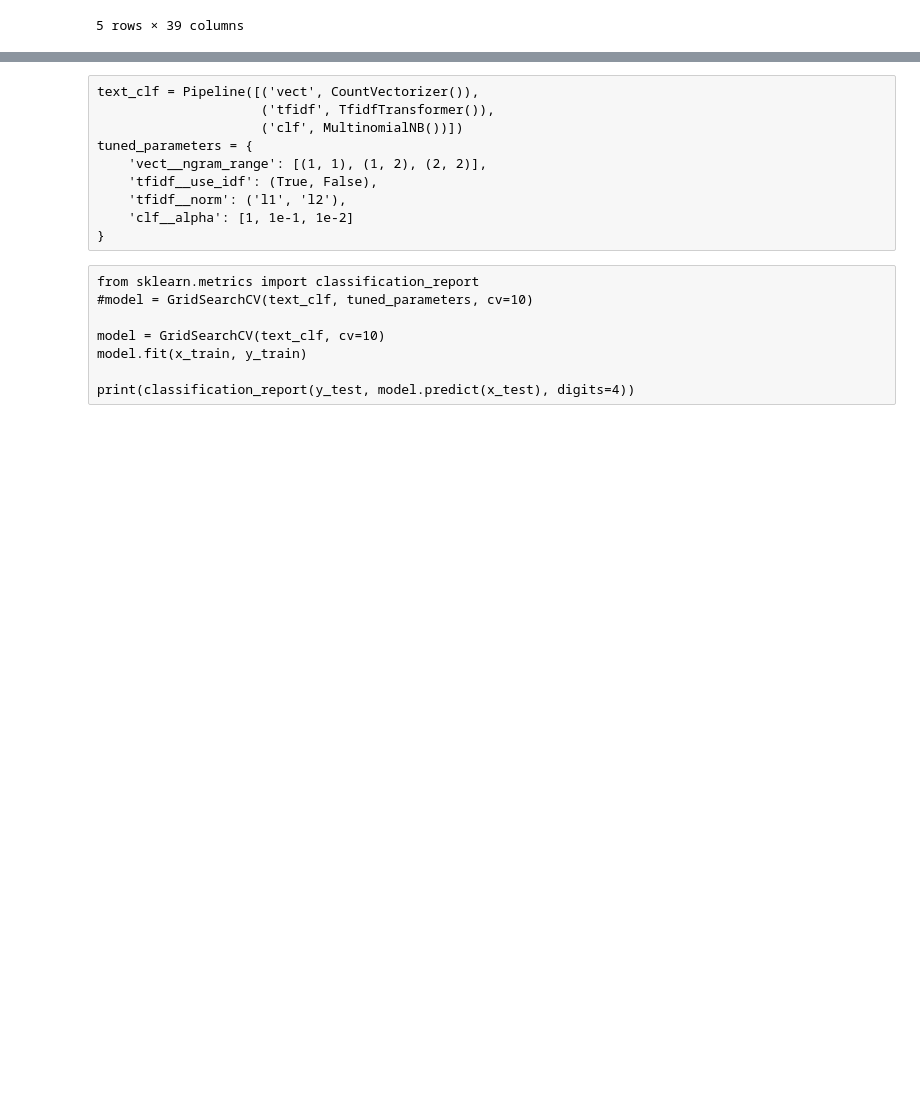
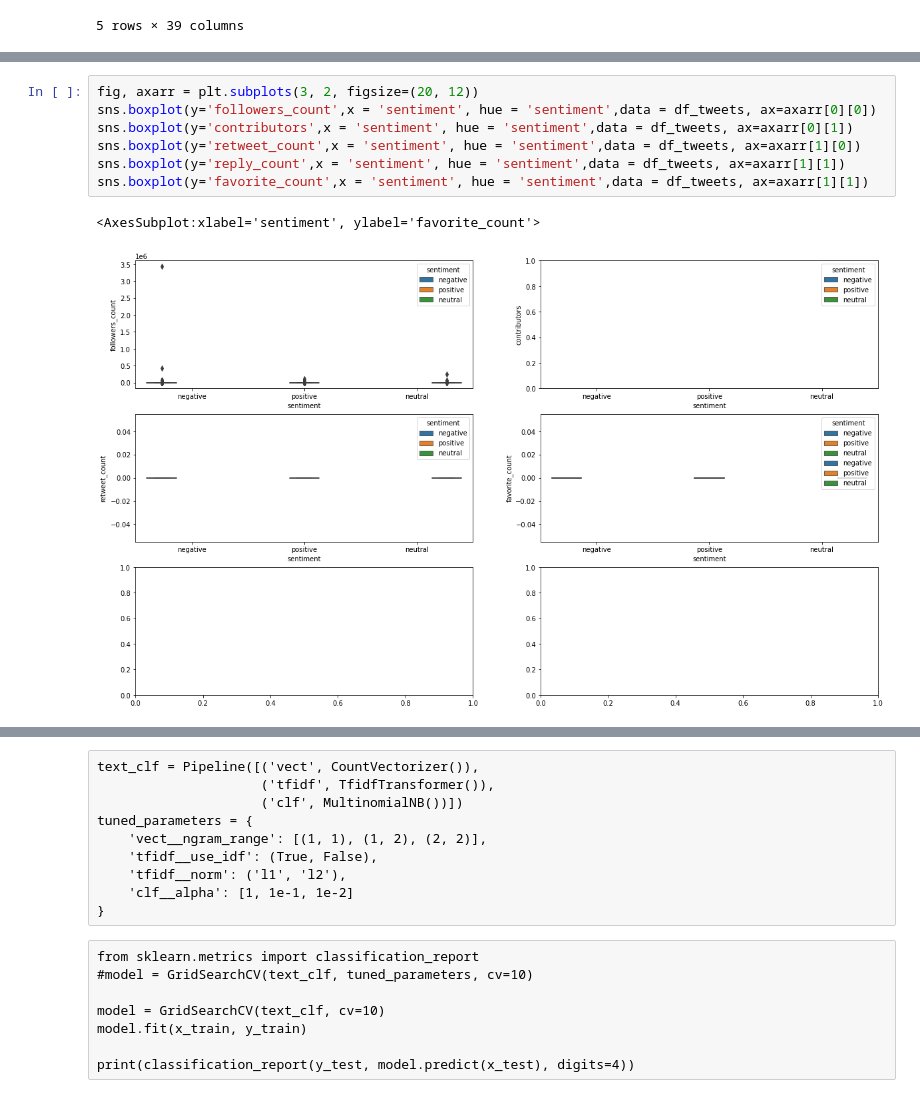
Before and after one commit to Slurbisaur/CryptoSentiment, a Jupyter notebook: Data/main_Data.ipynb, the cells around one changed output, grey strips where cells are left out. Cells and saved outputs as stored; diff of their text form; blank space fills up the shorter version.

```diff
--- a/Data/main_Data.ipynb
+++ b/Data/main_Data.ipynb
@@ -309,0 +349,10 @@ data_tweets[:5]
+# %%
+fig, axarr = plt.subplots(3, 2, figsize=(20, 12))
+sns.boxplot(y='followers_count',x = 'sentiment', hue = 'sentiment',data = df_tweets, ax=axarr[0][0])
+sns.boxplot(y='contributors',x = 'sentiment', hue = 'sentiment',data = df_tweets, ax=axarr[0][1])
+sns.boxplot(y='retweet_count',x = 'sentiment', hue = 'sentiment',data = df_tweets, ax=axarr[1][0])
+sns.boxplot(y='reply_count',x = 'sentiment', hue = 'sentiment',data = df_tweets, ax=axarr[1][1])
+sns.boxplot(y='favorite_count',x = 'sentiment', hue = 'sentiment',data = df_tweets, ax=axarr[1][1])
+# %% [output]
+<AxesSubplot:xlabel='sentiment', ylabel='favorite_count'>
+[figure, added]
```
Also changed, not shown: parts of 15 cells of this notebook.
